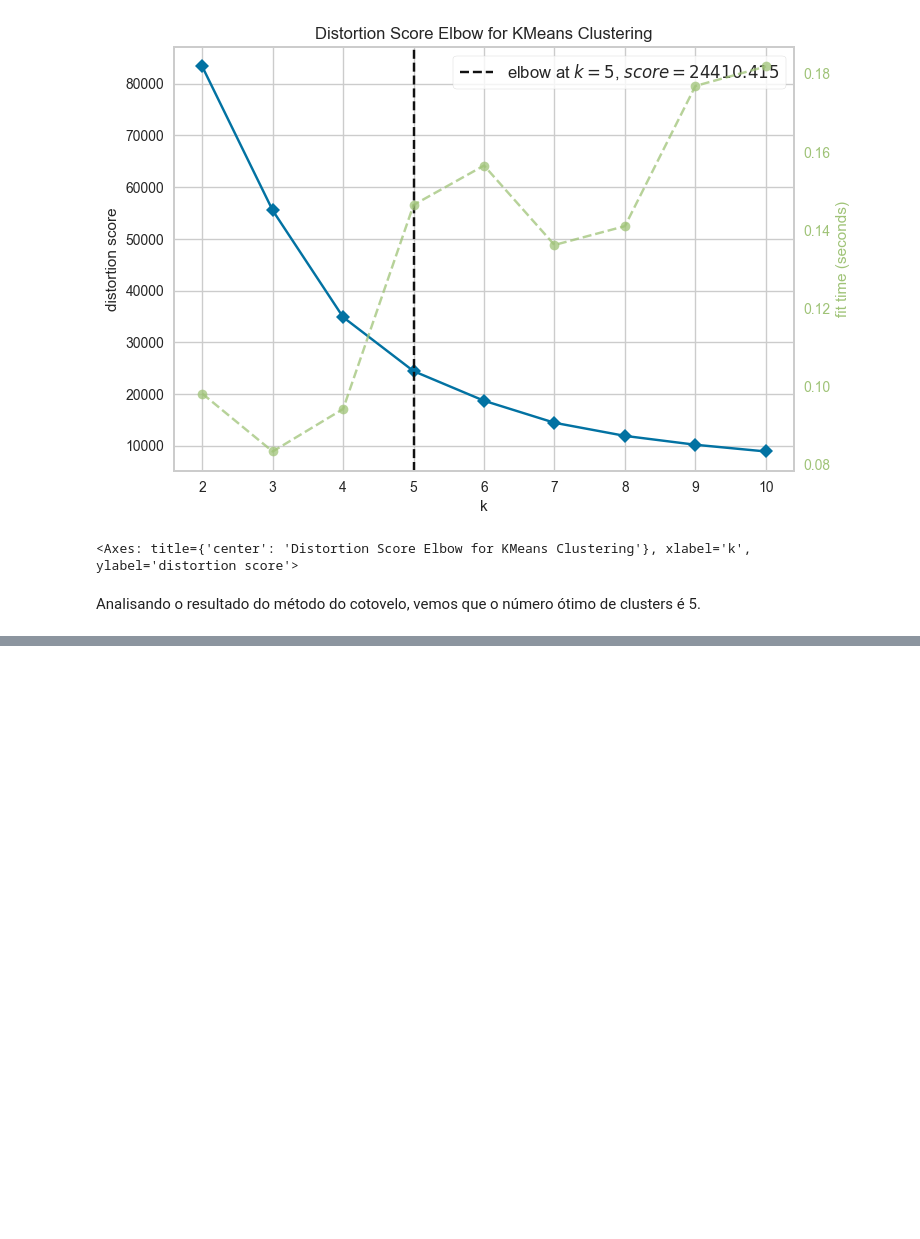
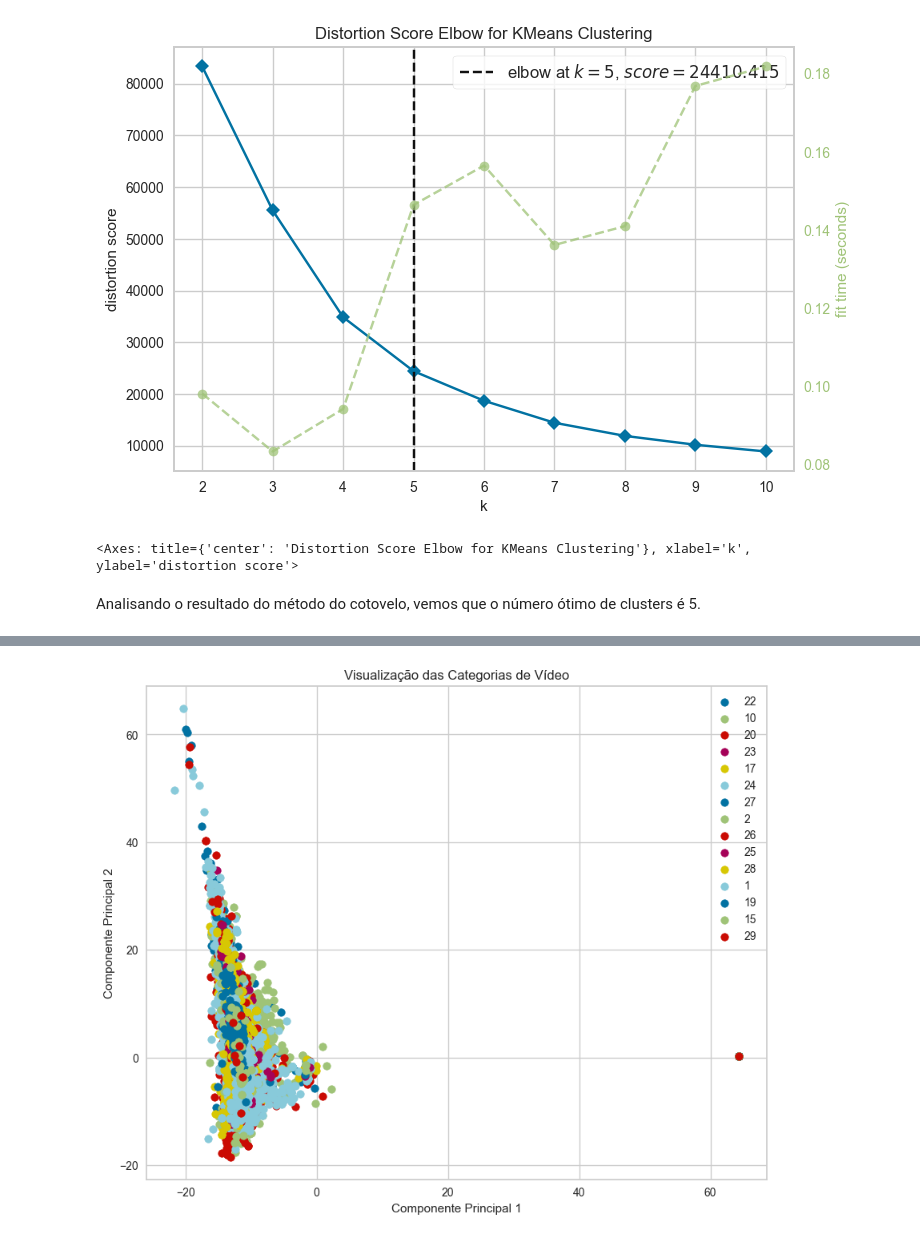
Before and after one commit to aicha0k/Trabalho-de-an-lise-de-dados, a Jupyter notebook: main.ipynb, the cells around one changed output, grey strips where cells are left out. Saved outputs shown, nothing was run; the diff lists cells and outputs as text; code cells hidden in the pictures; blank space fills up the shorter version.

```diff
--- a/main.ipynb
+++ b/main.ipynb
@@ -590,3 +659,29 @@ plt.show()
+# %%
+from sklearn.decomposition import PCA
+
+# Aplicar PCA para reduzir os embeddings a 2 dimensões
+pca = PCA(n_components=2)
+X_reduced = pca.fit_transform(embeddings)
+
+# Criar um DataFrame para a visualização
+df_vis = pd.DataFrame({
+    'PCA1': X_reduced[:, 0],
+    'PCA2': X_reduced[:, 1],
+    'Categoria': data_br['categoryId']
+})
+
+# Plotar os resultados
+plt.figure(figsize=(10, 8))
+for category in df_vis['Categoria'].unique():
+    subset = df_vis[df_vis['Categoria'] == category]
+    plt.scatter(subset['PCA1'], subset['PCA2'], label=category)
+plt.legend()
+plt.title('Visualização das Categorias de Vídeo')
+plt.xlabel('Componente Principal 1')
+plt.ylabel('Componente Principal 2')
+plt.show()
+# %% [output]
+[figure, added]
 # %%
 
 # criando uma funcao para criar embeddings de acordo com categoria
```
Also changed, not shown: parts of 16 cells of this notebook.
